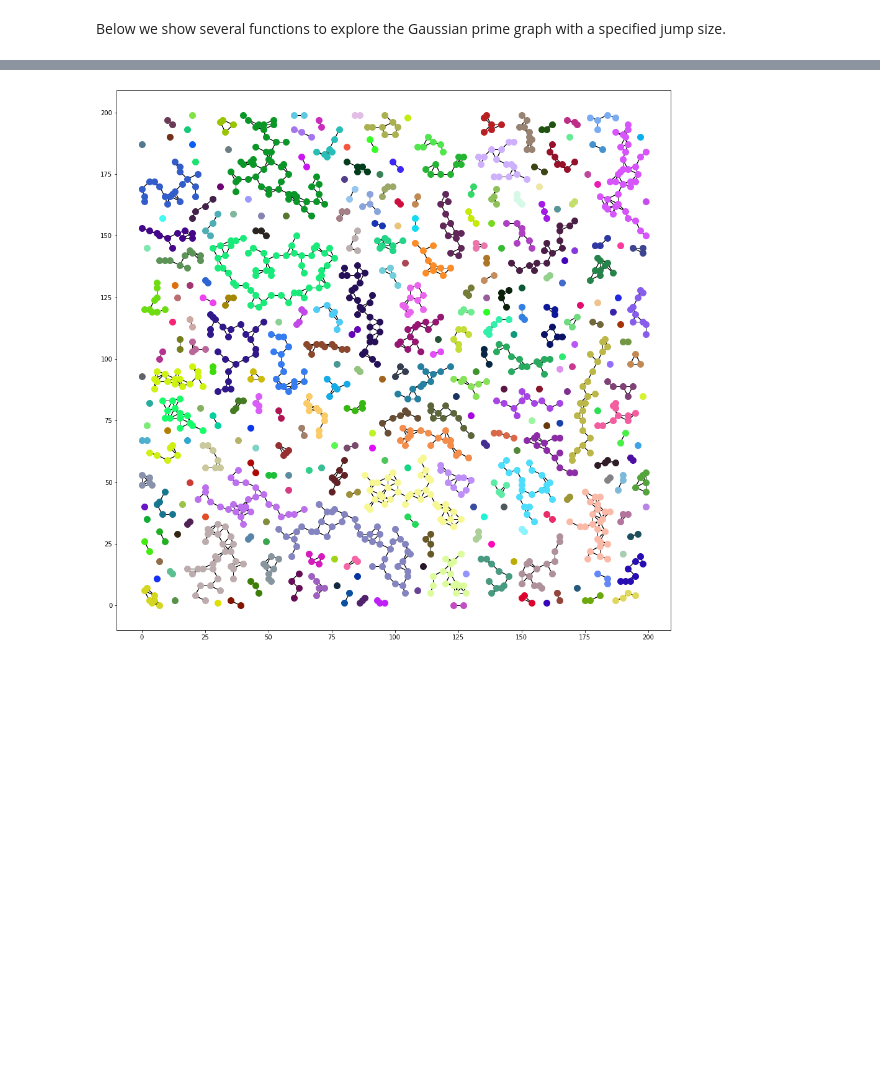
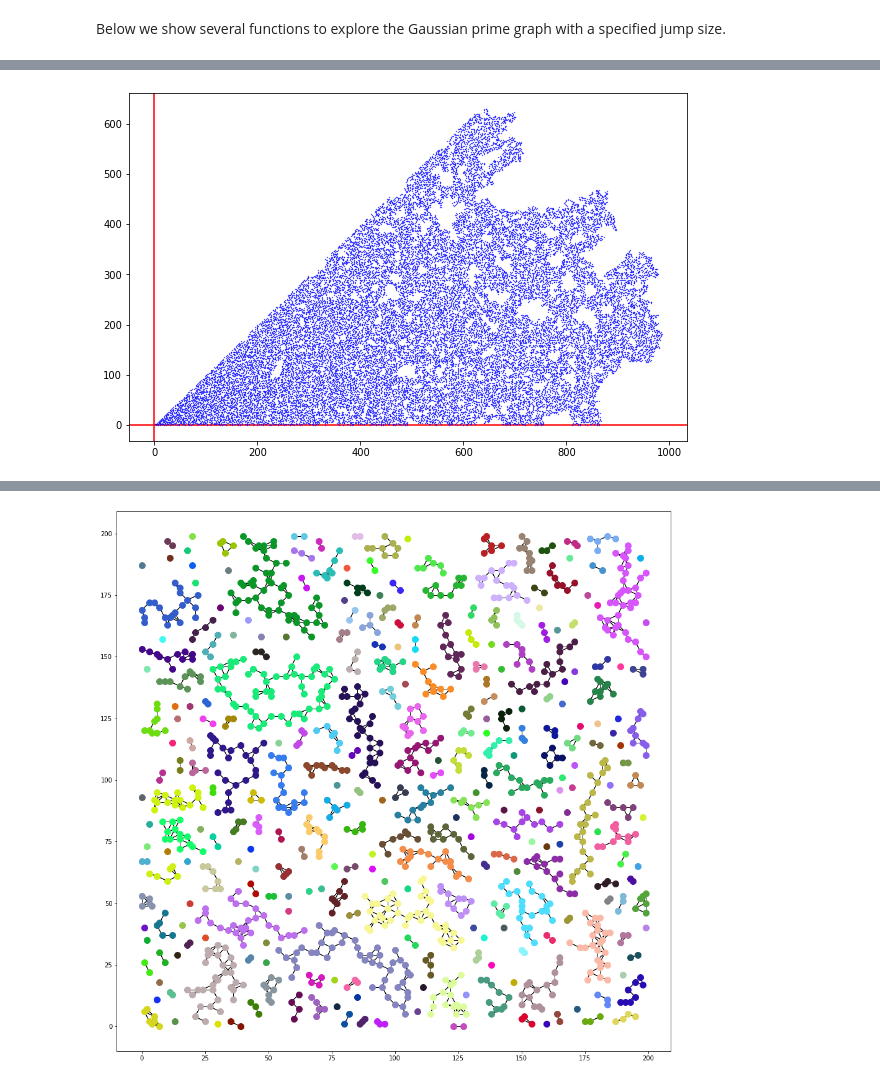
Before and after one commit to zebengberg/gaussian-integer-sieve, a Jupyter notebook: python/examples.ipynb, the cells around one changed output, grey strips where cells are left out. Cells and saved outputs as stored; diff of their text form; code cells hidden in the pictures; blank space fills up the shorter version.

```diff
--- a/python/examples.ipynb
+++ b/python/examples.ipynb
@@ -186,0 +188,5 @@ moat_main_component(3.2).shape
+# %%
+m = moat_main_component(3.2)
+m.plot()
+# %% [output]
+[figure, added]
```
Also changed, not shown: parts of 6 cells of this notebook, 1 other file.
